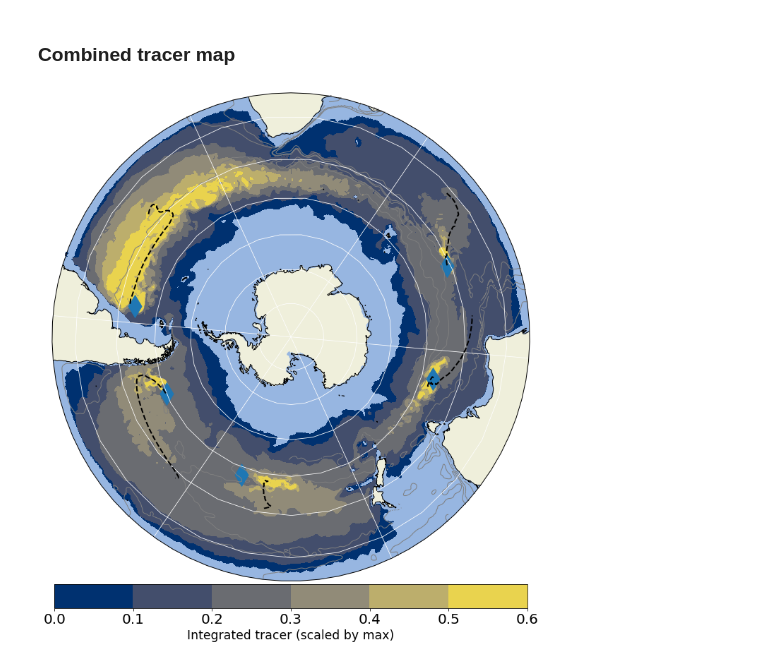
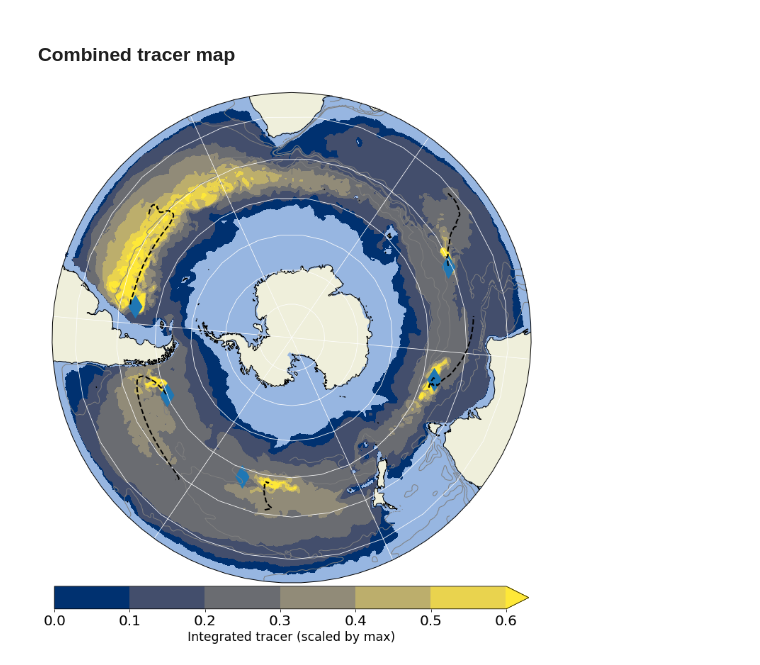
Before and after one commit to DaniJonesOcean/expose-tracer, a Jupyter notebook: notebooks/Southern Ocean Thermocline Ventilation.ipynb, the cells around one changed output. Cells and saved outputs as stored; diff of their text form; code cells hidden in the pictures.

Commit message:
Fixed colorbar extend issue

```diff
--- a/notebooks/Southern Ocean Thermocline Ventilation.ipynb
+++ b/notebooks/Southern Ocean Thermocline Ventilation.ipynb
@@ -146,7 +146,6 @@ df.montgomery[5,:,:].plot()
 y_values = np.ma.array(df.tracer_one.values)
 #mask values below a certain threshold
 y_values_masked = np.ma.masked_where(y_values < 0.05 , y_values)
-y_values_masked[y_values_masked>0.6] = 0.6
 
 #colormap with Historical data
 plt.figure(figsize=(12, 15))
@@ -163,6 +162,7 @@ C1 = plt.contourf(df.lon,
                   transform=ccrs.PlateCarree(),
                   cmap=plt.cm.get_cmap('cividis'),
                   levels=mylevs,
+                  extend='max',
                  )
 
 # scatter plot: release locations
@@ -190,31 +190,31 @@ ax.add_feature(cartopy.feature.OCEAN)
 
 # plot contours: Montgomery potential
 for nlev in range(1,5,1):
     plt.contour(df.lon,
                 df.lat,
                 df.montgomery[nlev,:,:],
                 [8.0, 10.0, 12.0, 14.0, 16.0],
                 transform=ccrs.PlateCarree(),
                 linewidths=1.0,
                 linestyles='solid',
                 colors='grey')
 
 # circular boundary for map
 theta = np.linspace(0, 2*np.pi, 80)
 center, radius = [0.5, 0.5], 0.505
 verts = np.vstack([np.sin(theta), np.cos(theta)]).T
 circle = mpath.Path(verts * radius + center)
 ax.set_boundary(circle, transform=ax.transAxes)
 
 # colorbar
 cbar = plt.colorbar(C1, orientation="horizontal", pad=0.01, extend='max')
 cbar.ax.tick_params(labelsize=20)
 cbar.set_label('Integrated tracer (scaled by max)', size='xx-large')
 
 # adjust to where colorbar is same width as map
 ax.set_aspect('auto', adjustable=None)
 
 # save figure
 plt.savefig('../plots/tracer_ventilation_pyplot.pdf')
 # %% [output]
-[figure, old version]
+[figure, new version]
```
Also changed, not shown: 3 other files.
